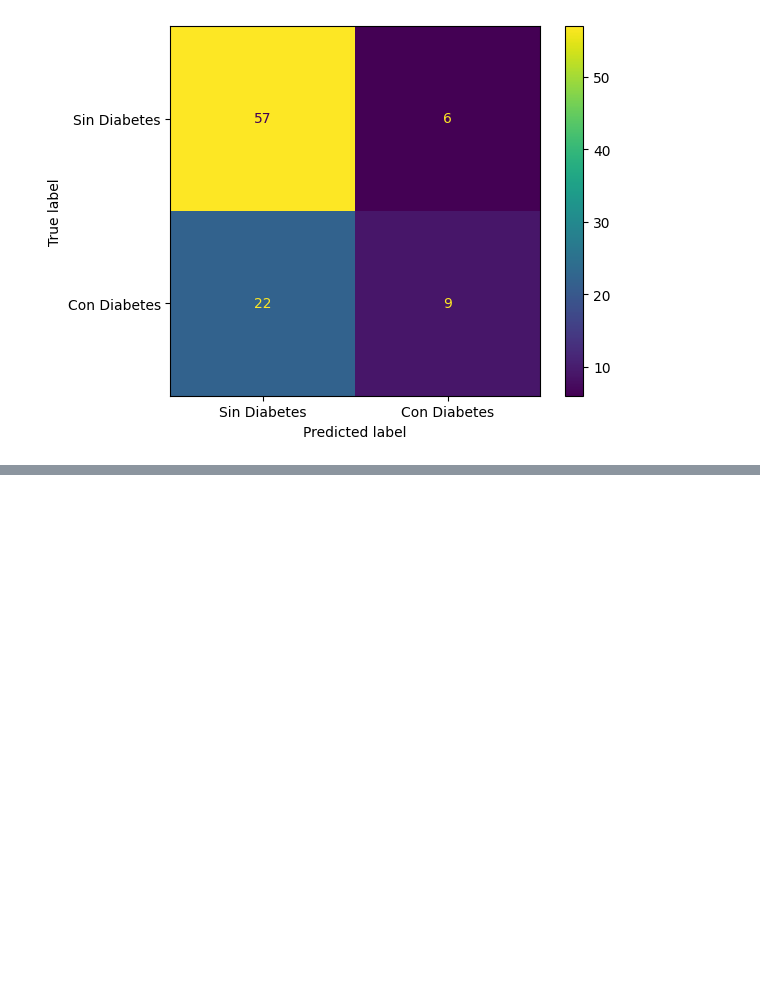
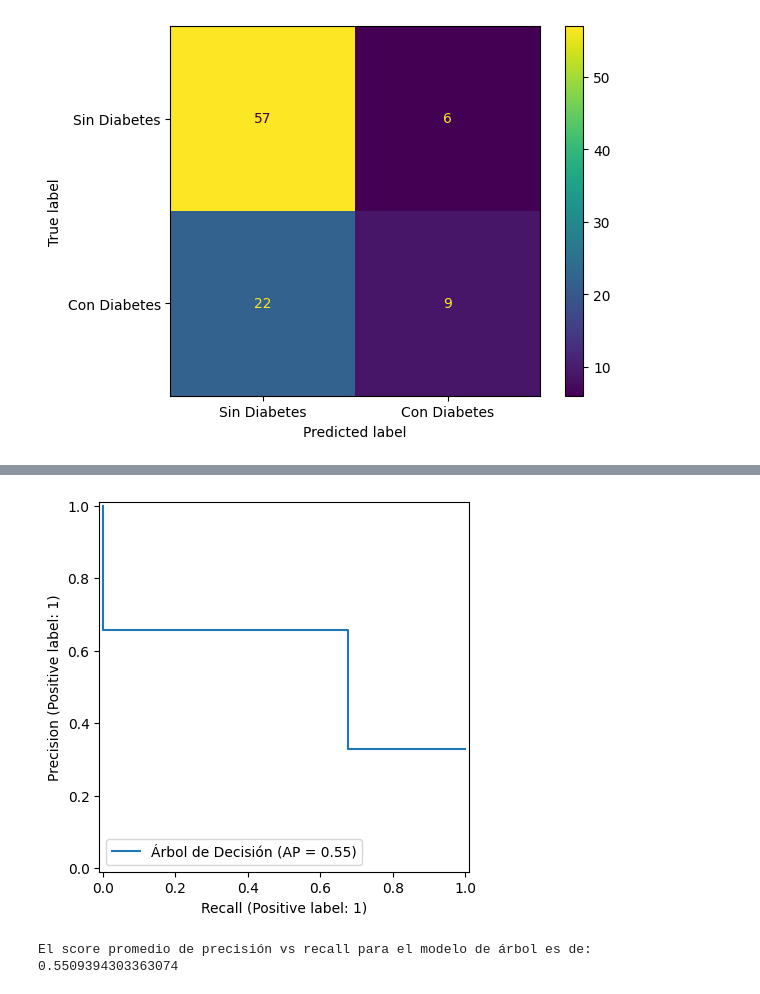
Before and after one commit to DanielRaiicHu/clasificacion_validacion_y_metricas, a Jupyter notebook: Clasificacion_validacion_y_metricas.ipynb, the cells around one changed output, grey strips where cells are left out. Drawn from its saved outputs; the diff is of its cells as text; code cells hidden in the pictures; blank space fills up the shorter version.

```diff
--- a/Clasificacion_validacion_y_metricas.ipynb
+++ b/Clasificacion_validacion_y_metricas.ipynb
@@ -923,0 +1004,10 @@ visualizacion_forest_desafio.plot();
+# %%
+# Curva de Precisión x Recall - Modelo Árbol
+PrecisionRecallDisplay.from_predictions(y_val_desafio, y_previsto_arbol_desafio, name='Árbol de Decisión');
+# %% [output]
+[figure, added]
+# %%
+# Métrica AP - Modelo Árbol
+print(f'El score promedio de precisión vs recall para el modelo de árbol es de: {average_precision_score(y_val_desafio, y_previsto_arbol_desafio)}')
+# %% [output]
+El score promedio de precisión vs recall para el modelo de árbol es de: 0.5509394303363074
```
Also changed, not shown: parts of 25 cells of this notebook.
